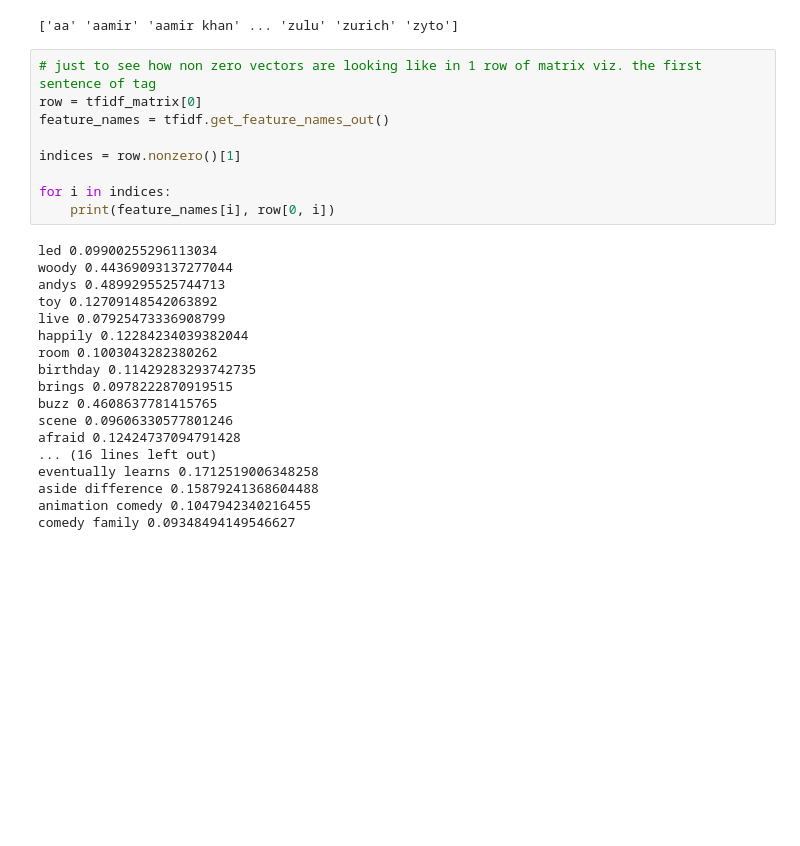
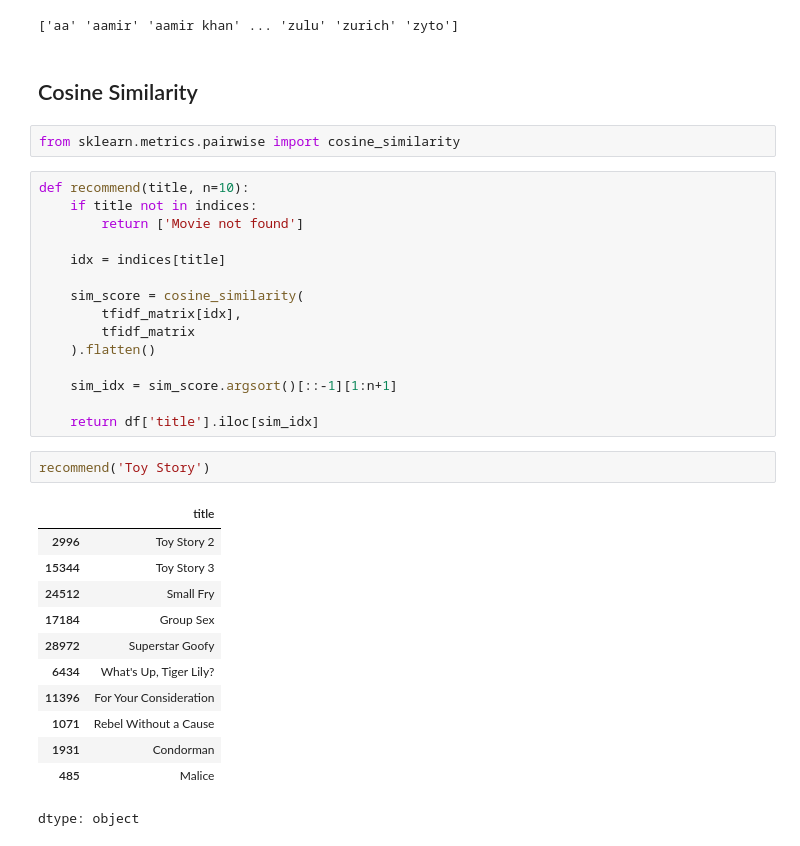
Before and after one commit to 2004khushi/movie_recommendation_model, a Jupyter notebook: movies.ipynb, the cells around one changed output. Saved outputs shown, nothing was run; the diff lists cells and outputs as text; blank space fills up the shorter version.

Commit message:
Final ML model for recommendation with cosine similarity is created!

```diff
--- a/movies.ipynb
+++ b/movies.ipynb
@@ -320,30 +330,37 @@ tfidf_matrix.shape
 print(tfidf.get_feature_names_out())
 # %% [output]
 ['aa' 'aamir' 'aamir khan' ... 'zulu' 'zurich' 'zyto']
-# %%
-# just to see how non zero vectors are looking like in 1 row of matrix viz. the first sentence of tag
-row = tfidf_matrix[0]
-feature_names = tfidf.get_feature_names_out()
-
-indices = row.nonzero()[1]
-
-for i in indices:
-    print(feature_names[i], row[0, i])
-# %% [output]
-led 0.09900255296113034
-woody 0.44369093137277044
-andys 0.4899295525744713
-toy 0.12709148542063892
-live 0.07925473336908799
-happily 0.12284234039382044
-room 0.1003043282380262
-birthday 0.11429283293742735
-brings 0.0978222870919515
-buzz 0.4608637781415765
-scene 0.09606330577801246
-afraid 0.12424737094791428
-... (16 lines left out)
-eventually learns 0.1712519006348258
-aside difference 0.15879241368604488
-animation comedy 0.1047942340216455
-comedy family 0.09348494149546627
+# %% [markdown]
+## Cosine Similarity
+# %%
+from sklearn.metrics.pairwise import cosine_similarity
+# %%
+def recommend(title, n=10):
+    if title not in indices:
+        return ['Movie not found']
+
+    idx = indices[title]
+
+    sim_score = cosine_similarity(
+        tfidf_matrix[idx],
+        tfidf_matrix
+    ).flatten()
+
+    sim_idx = sim_score.argsort()[::-1][1:n+1]
+
+    return df['title'].iloc[sim_idx]
+# %%
+recommend('Toy Story')
+# %% [output]
+|  | title |
+| 2996 | Toy Story 2 |
+| 15344 | Toy Story 3 |
+| 24512 | Small Fry |
+| 17184 | Group Sex |
+| 28972 | Superstar Goofy |
+| 6434 | What's Up, Tiger Lily? |
+| 11396 | For Your Consideration |
+| 1071 | Rebel Without a Cause |
+| 1931 | Condorman |
+| 485 | Malice |
+dtype: object
```
Also changed, not shown: parts of 25 cells of this notebook.
